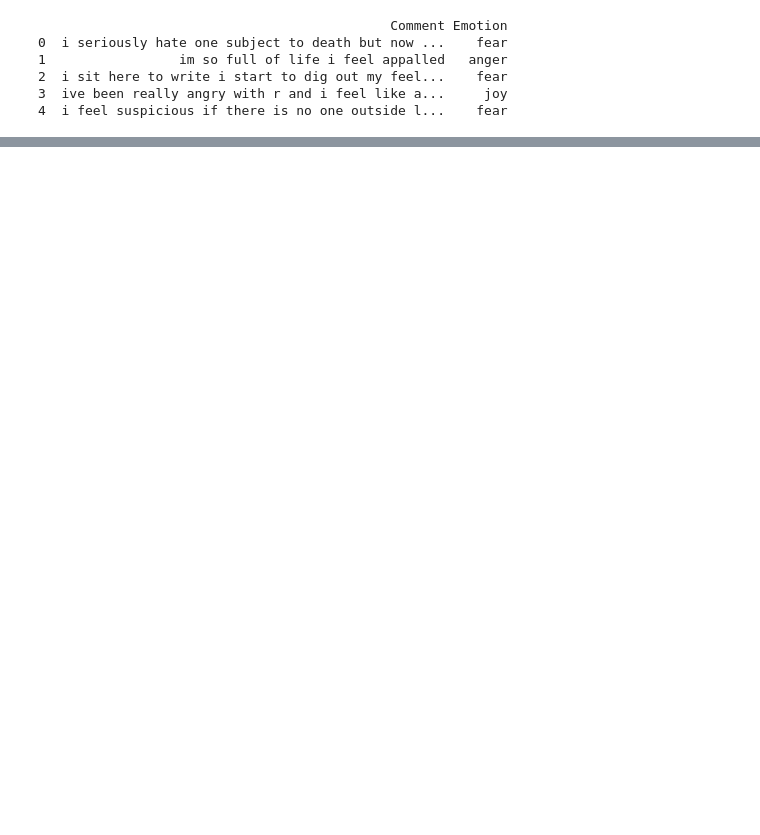
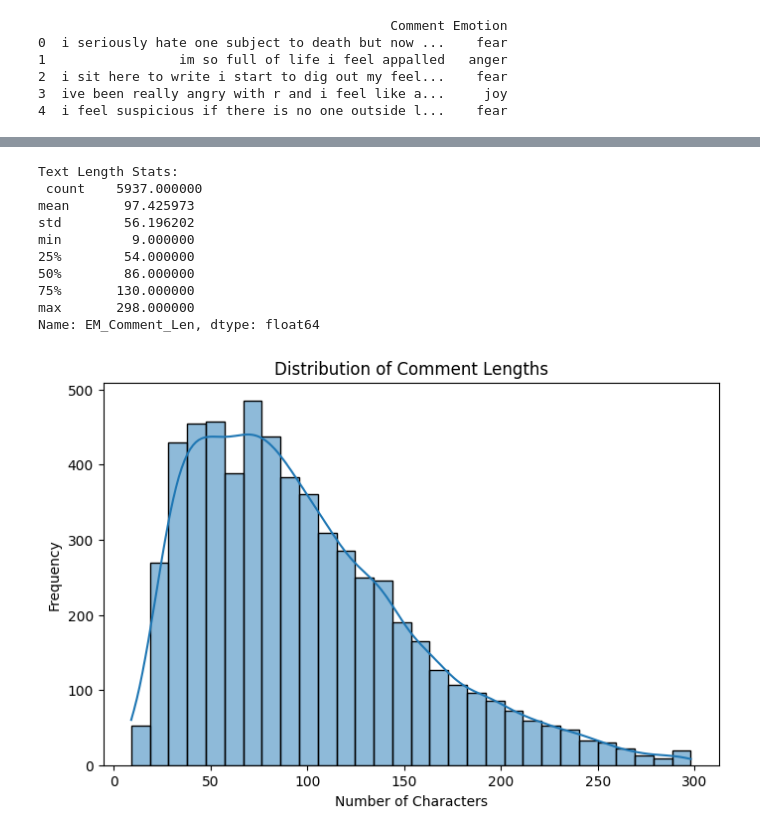
Before and after one commit to RajaniBoddupally/Assignment2-RM, a Jupyter notebook: Code_RM_A2.ipynb, the cells around one changed output, grey strips where cells are left out. Saved outputs shown, nothing was run; the diff lists cells and outputs as text; code cells hidden in the pictures; blank space fills up the shorter version.

```diff
--- a/Code_RM_A2.ipynb
+++ b/Code_RM_A2.ipynb
@@ -16,0 +141,26 @@ print(Emotefile_Data.head())
+# %%
+# Add a new column that stores the length of each comment
+Emotefile_Data['EM_Comment_Len'] = Emotefile_Data['comment'].apply(len)
+
+# Display summary statistics of the comment lengths
+print("\nText Length Stats:\n", Emotefile_Data['EM_Comment_Len'].describe())
+
+# Plot a histogram showing the distribution of comment lengths
+plt.figure(figsize=(8, 5))
+sns.histplot(Emotefile_Data['EM_Comment_Len'], bins=30, kde=True)
+plt.title("Distribution of Comment Lengths")
+plt.xlabel("Number of Characters")
+plt.ylabel("Frequency")
+plt.show()
+# %% [output]
+Text Length Stats:
+ count    5937.000000
+mean       97.425973
+std        56.196202
+min         9.000000
+25%        54.000000
+50%        86.000000
+75%       130.000000
+max       298.000000
+Name: EM_Comment_Len, dtype: float64
+[figure, added]
```
Also changed, not shown: parts of 19 cells of this notebook.
